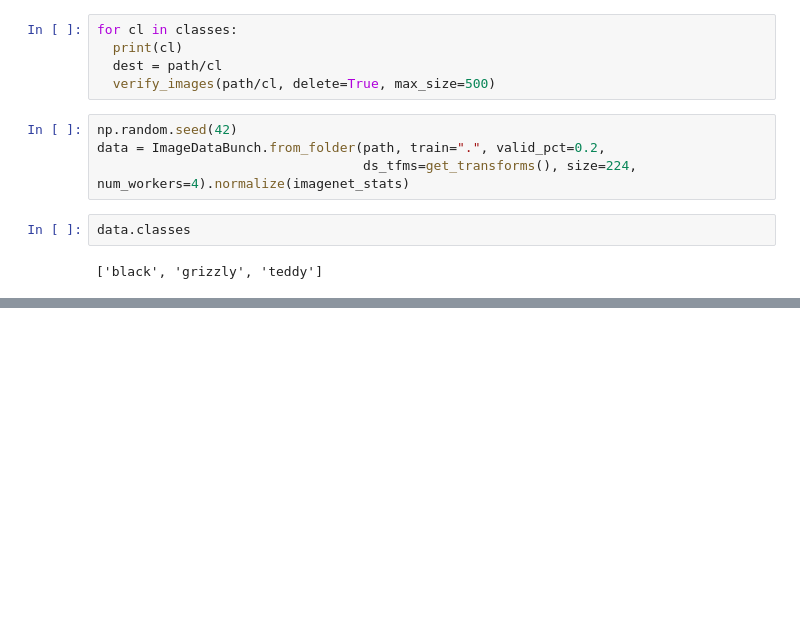
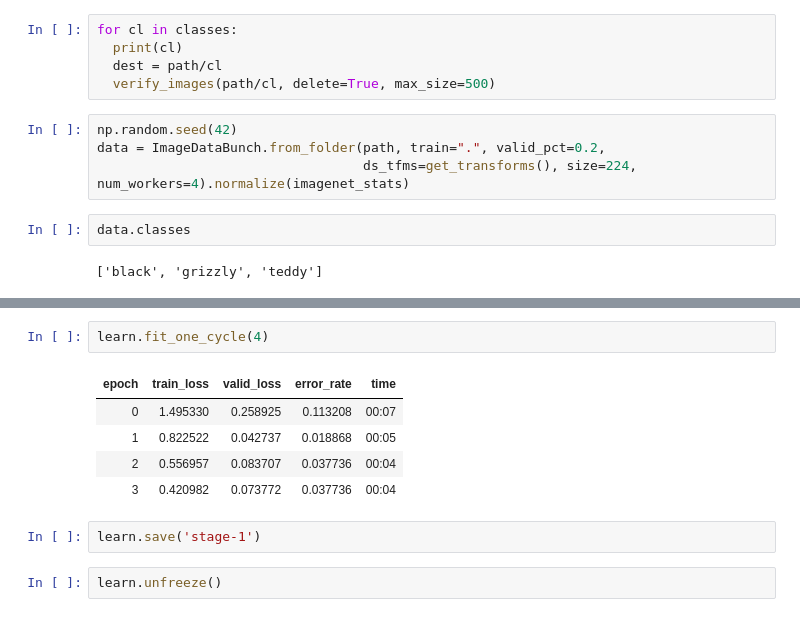
Before and after one commit to Nickan/FastAIStudy, a Jupyter notebook: Lesson2.ipynb, the cells around one changed output, grey strips where cells are left out. Cells and saved outputs as stored; diff of their text form; blank space fills up the shorter version.

```diff
--- a/Lesson2.ipynb
+++ b/Lesson2.ipynb
@@ -52,0 +73,12 @@ NameError: ignored
+# %%
+learn.fit_one_cycle(4)
+# %% [output]
+| epoch | train_loss | valid_loss | error_rate | time |
+| 0 | 1.495330 | 0.258925 | 0.113208 | 00:07 |
+| 1 | 0.822522 | 0.042737 | 0.018868 | 00:05 |
+| 2 | 0.556957 | 0.083707 | 0.037736 | 00:04 |
+| 3 | 0.420982 | 0.073772 | 0.037736 | 00:04 |
+# %%
+learn.save('stage-1')
+# %%
+learn.unfreeze()
```
Also changed, not shown: parts of 10 cells of this notebook.
